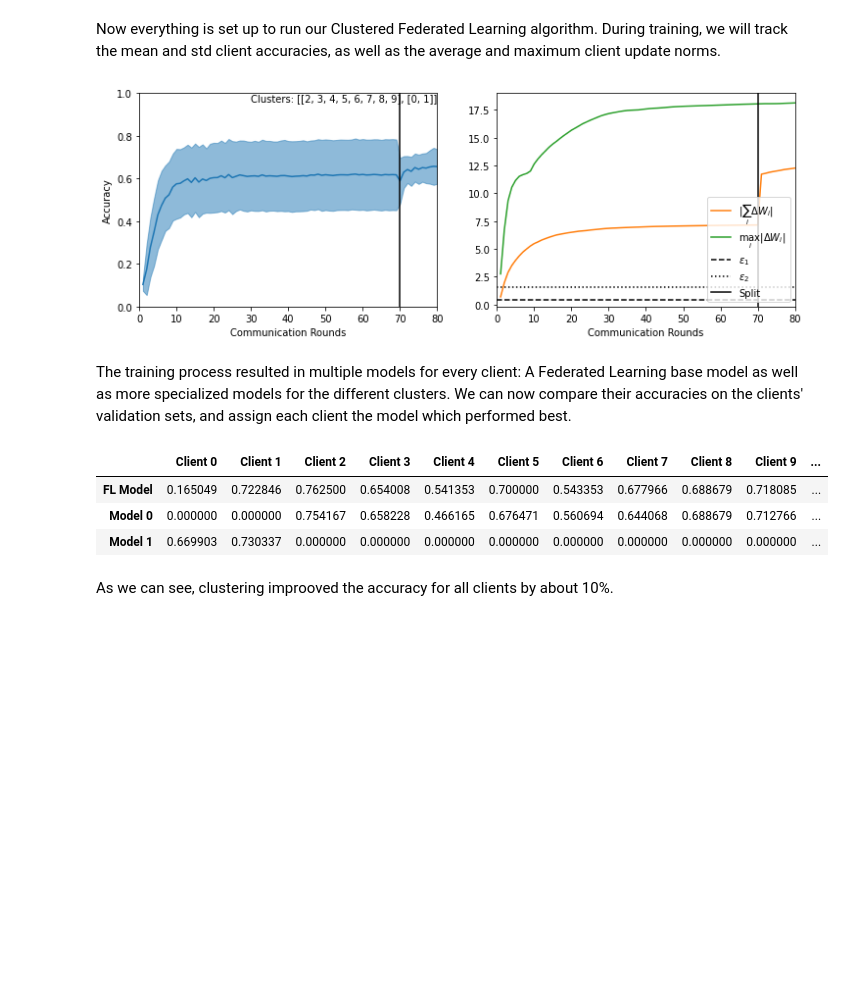
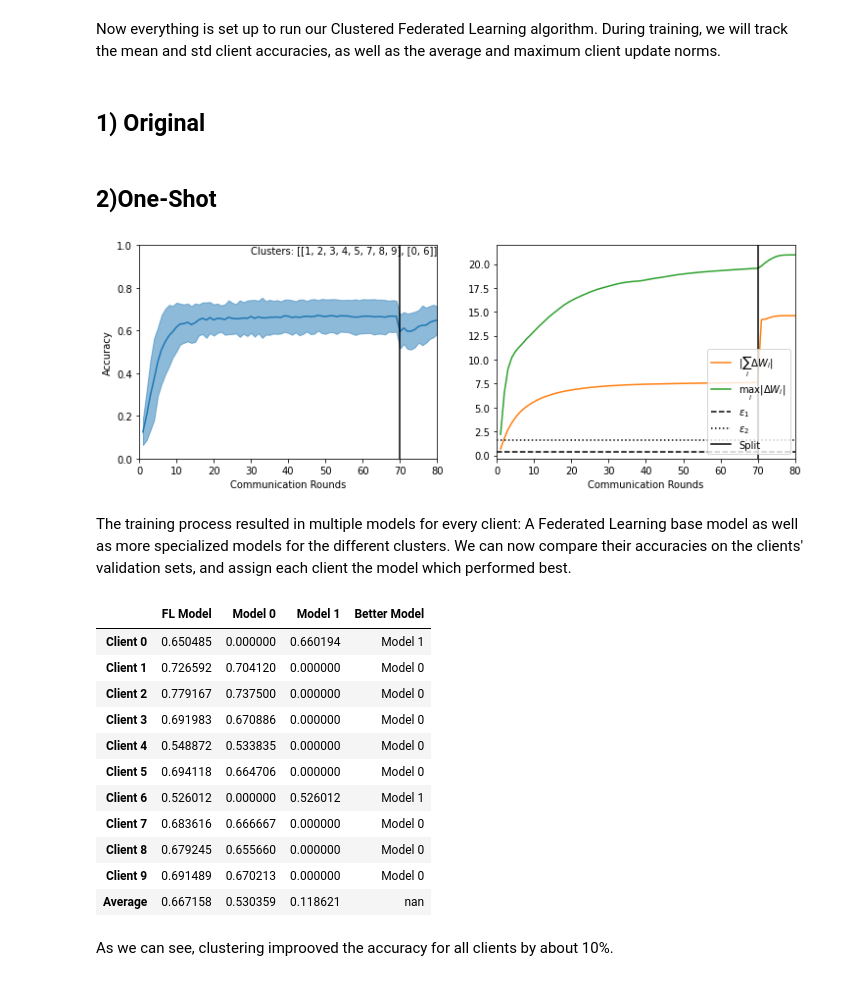
Before and after one commit to yangbaechu/One-Shot-FL-with-clustering, a Jupyter notebook: clustered_federated_learning.ipynb, the cells around one changed output. Drawn from its saved outputs; the diff is of its cells as text; code cells hidden in the pictures; blank space fills up the shorter version.

Commit message:
Get Metrics of One-Shot Learning

```diff
--- a/clustered_federated_learning.ipynb
+++ b/clustered_federated_learning.ipynb
@@ -83,6 +83,10 @@ Client 5:
 [figure]
 # %% [markdown]
 Now everything is set up to run our Clustered Federated Learning algorithm. During training, we will track the mean and std client accuracies, as well as the average and maximum client update norms.
+# %% [markdown]
+## 1) Original
+# %% [markdown]
+## 2)One-Shot
 # %%
 COMMUNICATION_ROUNDS = 80
 EPS_1 = 0.4
@@ -142,7 +146,7 @@ for c_round in range(1, COMMUNICATION_ROUNDS+1):
     acc_clients = [client.evaluate() for client in clients]
 
     average_dw = server.get_average_dw(clients)
-
+    print(average_dw)
     cfl_stats.log({"acc_clients" : acc_clients, "mean_norm" : mean_norm, "max_norm" : max_norm,
                   "rounds" : c_round, "clusters" : cluster_indices, "average_dw": average_dw})
 
@@ -153,7 +157,7 @@ for c_round in range(1, COMMUNICATION_ROUNDS+1):
 for idc in cluster_indices:
     server.cache_model(idc, clients[idc[0]].W, acc_clients)
 # %% [output]
-[figure, old version]
+[figure, new version]
 # %% [markdown]
 The training process resulted in multiple models for every client: A Federated Learning base model as well as more specialized models for the different clusters.  We can now compare their accuracies on the clients' validation sets, and assign each client the model which performed best.
 # %%
@@ -161,24 +165,37 @@ results = np.zeros([10, len(server.model_cache)])
 for i, (idcs, W, accs) in enumerate(server.model_cache):
     results[idcs, i] = np.array(accs)
 # %%
-frame = pd.DataFrame(results, columns=["FL Model"]+["Model {}".format(i)
-                                                    for i in range(results.shape[1]-1)],
+import pandas as pd
+
+frame = pd.DataFrame(results, columns=["FL Model"] + ["Model {}".format(i)
+                                                      for i in range(results.shape[1] - 1)],
                      index=["Client {}".format(i) for i in range(results.shape[0])])
 
 def highlight_max(s):
     is_max = s == s.max()
     return ['background-color: yellow' if v else '' for v in is_max]
 
-# Add an average column to the DataFrame
-frame.loc["Average"] = frame.mean(axis=0)
+# Add a column for the better result between Model 0 and Model 1 for each client
+frame['Better Model'] = frame[['Model 0', 'Model 1']].idxmax(axis=1)
 
-# Apply the highlight_max function to the modified DataFrame
-styled_frame = frame.T.style.apply(highlight_max)
+# Add an average row to the DataFrame (excluding the 'Better Model' column)
+frame.loc["Average"] = frame.drop('Better Model', axis=1).mean(axis=0)
+
+# Apply the highlight_max function only to the relevant columns in the modified DataFrame
+styled_frame = frame.T.style.apply(highlight_max, subset=['FL Model', 'Model 0', 'Model 1'])
 styled_frame
 # %% [output]
-|  | Client 0 | Client 1 | Client 2 | Client 3 | Client 4 | Client 5 | Client 6 | Client 7 | Client 8 | Client 9 | ... |
-| FL Model | 0.165049 | 0.722846 | 0.762500 | 0.654008 | 0.541353 | 0.700000 | 0.543353 | 0.677966 | 0.688679 | 0.718085 | ... |
-| Model 0 | 0.000000 | 0.000000 | 0.754167 | 0.658228 | 0.466165 | 0.676471 | 0.560694 | 0.644068 | 0.688679 | 0.712766 | ... |
-| Model 1 | 0.669903 | 0.730337 | 0.000000 | 0.000000 | 0.000000 | 0.000000 | 0.000000 | 0.000000 | 0.000000 | 0.000000 | ... |
+|  | FL Model | Model 0 | Model 1 | Better Model |
+| Client 0 | 0.650485 | 0.000000 | 0.660194 | Model 1 |
+| Client 1 | 0.726592 | 0.704120 | 0.000000 | Model 0 |
+| Client 2 | 0.779167 | 0.737500 | 0.000000 | Model 0 |
+| Client 3 | 0.691983 | 0.670886 | 0.000000 | Model 0 |
+| Client 4 | 0.548872 | 0.533835 | 0.000000 | Model 0 |
+| Client 5 | 0.694118 | 0.664706 | 0.000000 | Model 0 |
+| Client 6 | 0.526012 | 0.000000 | 0.526012 | Model 1 |
+| Client 7 | 0.683616 | 0.666667 | 0.000000 | Model 0 |
+| Client 8 | 0.679245 | 0.655660 | 0.000000 | Model 0 |
+| Client 9 | 0.691489 | 0.670213 | 0.000000 | Model 0 |
+| Average | 0.667158 | 0.530359 | 0.118621 | nan |
 # %% [markdown]
 As we can see, clustering improoved the accuracy for all clients by about 10%.
```
Also changed, not shown: 1 other file.
